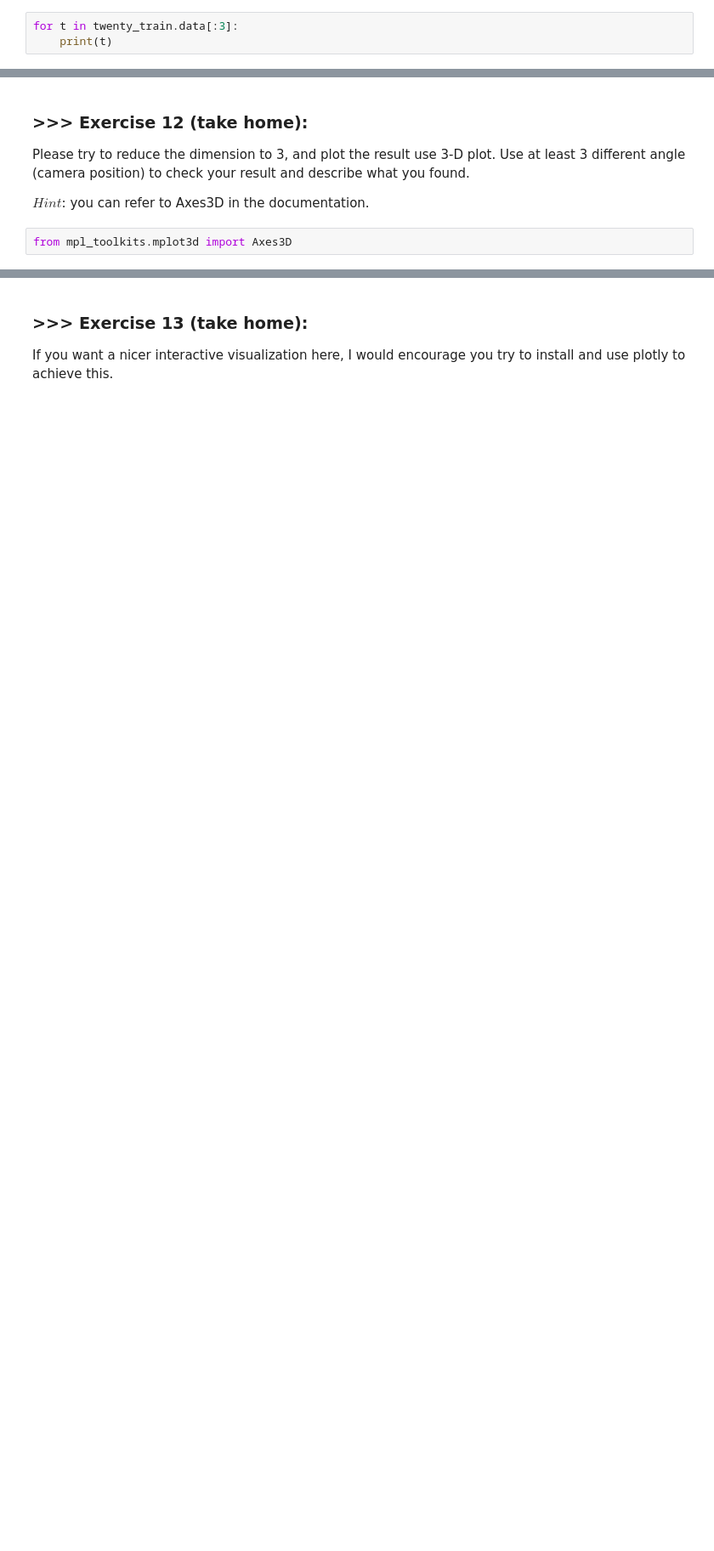
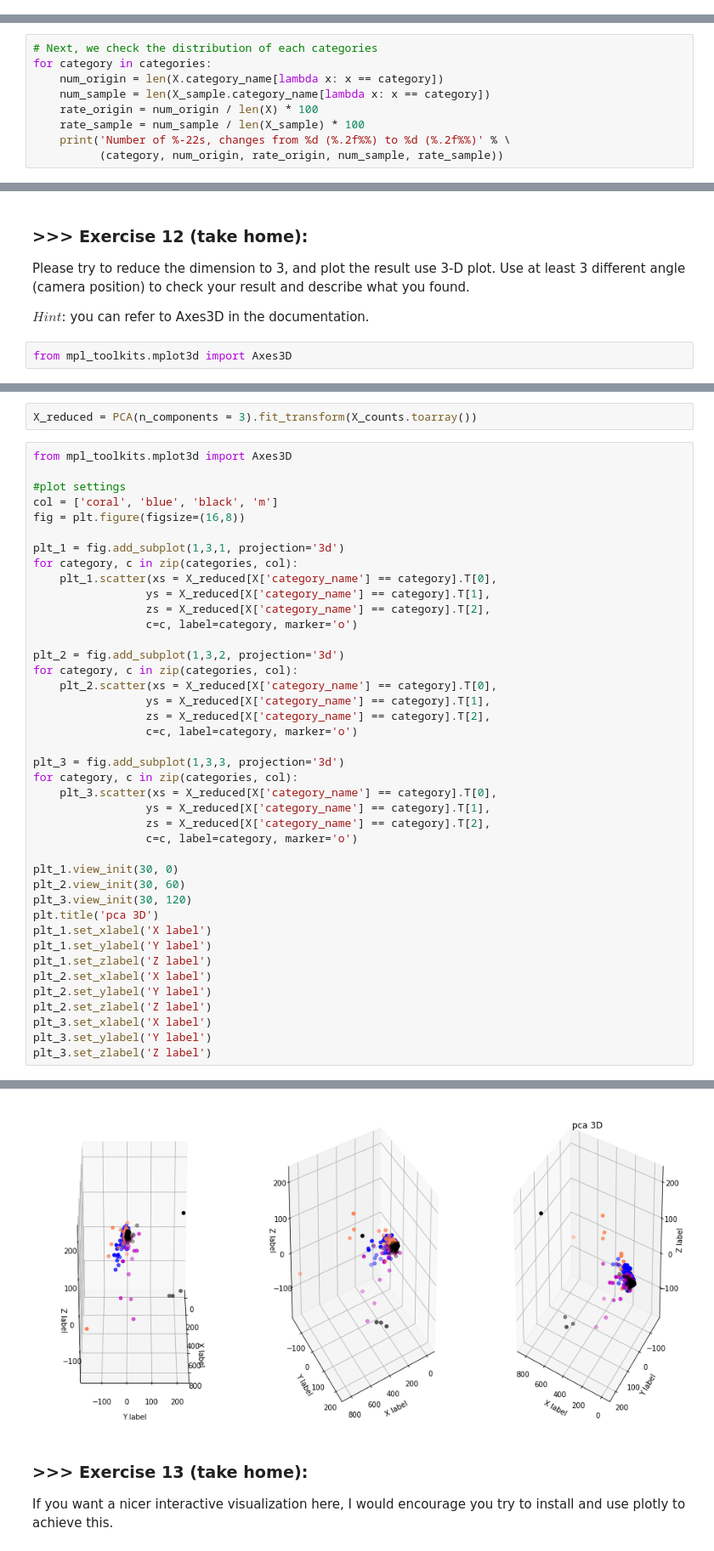
Before and after one commit to eugene08976/DM19-Lab1-Homework1, a Jupyter notebook: DM19-Lab1-Homework.ipynb, the cells around one changed output, grey strips where cells are left out. Shown at 85% size. Saved outputs shown, nothing was run; the diff lists cells and outputs as text; blank space fills up the shorter version.

```diff
--- a/DM19-Lab1-Homework.ipynb
+++ b/DM19-Lab1-Homework.ipynb
@@ -65,3 +62,0 @@ sci.med
-# %%
-for t in twenty_train.data[:3]:
-    print(t)
@@ -220,0 +174,9 @@ Notice that for the `ylim` parameters we hardcoded the maximum value for y. Is i
+# %%
+# Next, we check the distribution of each categories
+for category in categories:
+    num_origin = len(X.category_name[lambda x: x == category])
+    num_sample = len(X_sample.category_name[lambda x: x == category])
+    rate_origin = num_origin / len(X) * 100
+    rate_sample = num_sample / len(X_sample) * 100
+    print('Number of %-22s, changes from %d (%.2f%%) to %d (%.2f%%)' % \
+          (category, num_origin, rate_origin, num_sample, rate_sample))
@@ -336,0 +281,44 @@ ax.plot(x, y, z, label='parametric curve')
+# %%
+X_reduced = PCA(n_components = 3).fit_transform(X_counts.toarray())
+# %%
+from mpl_toolkits.mplot3d import Axes3D
+
+#plot settings
+col = ['coral', 'blue', 'black', 'm']
+fig = plt.figure(figsize=(16,8))
+
+plt_1 = fig.add_subplot(1,3,1, projection='3d')
+for category, c in zip(categories, col):
+    plt_1.scatter(xs = X_reduced[X['category_name'] == category].T[0],
+                 ys = X_reduced[X['category_name'] == category].T[1],
+                 zs = X_reduced[X['category_name'] == category].T[2],
+                 c=c, label=category, marker='o')
+
+plt_2 = fig.add_subplot(1,3,2, projection='3d')
+for category, c in zip(categories, col):
+    plt_2.scatter(xs = X_reduced[X['category_name'] == category].T[0],
+                 ys = X_reduced[X['category_name'] == category].T[1],
+                 zs = X_reduced[X['category_name'] == category].T[2],
+                 c=c, label=category, marker='o')
+
+plt_3 = fig.add_subplot(1,3,3, projection='3d')
+for category, c in zip(categories, col):
+    plt_3.scatter(xs = X_reduced[X['category_name'] == category].T[0],
+                 ys = X_reduced[X['category_name'] == category].T[1],
+                 zs = X_reduced[X['category_name'] == category].T[2],
+                 c=c, label=category, marker='o')
+
+plt_1.view_init(30, 0)
+plt_2.view_init(30, 60)
+plt_3.view_init(30, 120)
+plt.title('pca 3D')
+plt_1.set_xlabel('X label')
+plt_1.set_ylabel('Y label')
+plt_1.set_zlabel('Z label')
+plt_2.set_xlabel('X label')
+plt_2.set_ylabel('Y label')
+plt_2.set_zlabel('Z label')
+plt_3.set_xlabel('X label')
+plt_3.set_ylabel('Y label')
+plt_3.set_zlabel('Z label')
+# %% [output]
@@ -337,3 +326,4 @@ ax.plot(x, y, z, label='parametric curve')
+[figure, added]
 # %% [markdown]
 ### >>> **Exercise 13 (take home):**
 If you want a nicer interactive visualization here, I would encourage you try to install and use plotly to achieve this.
```
Also changed, not shown: parts of 71 cells of this notebook.
